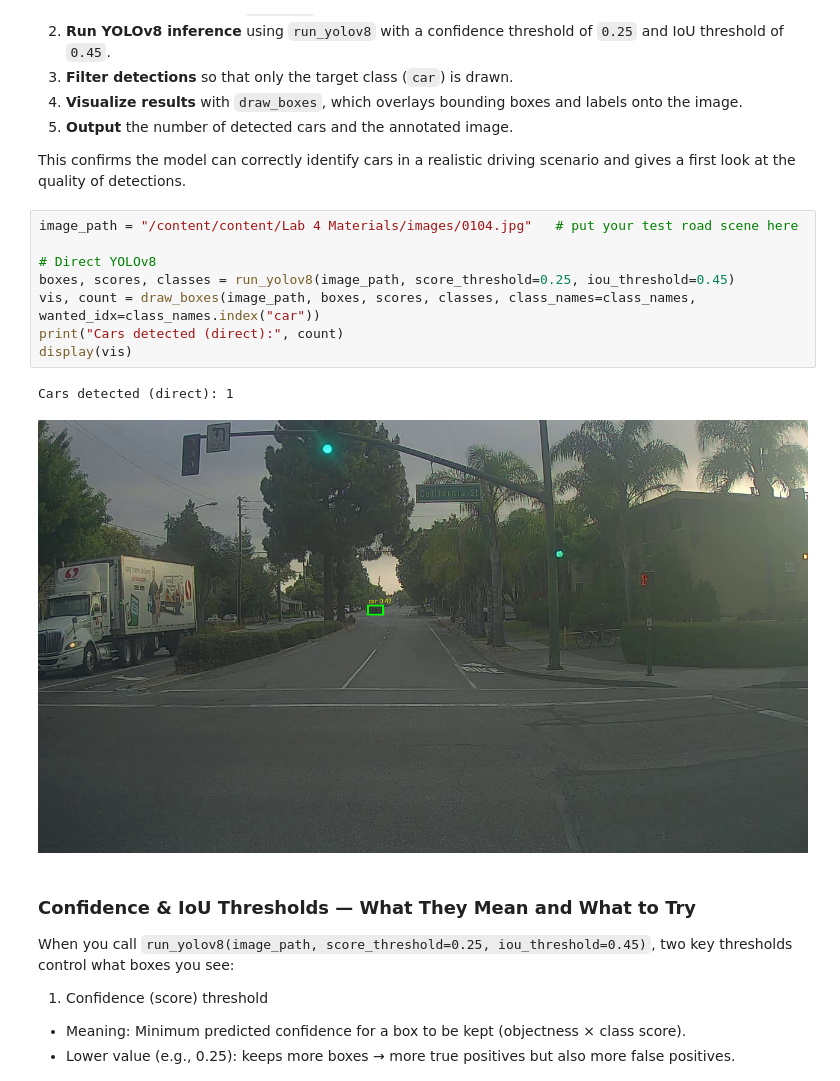
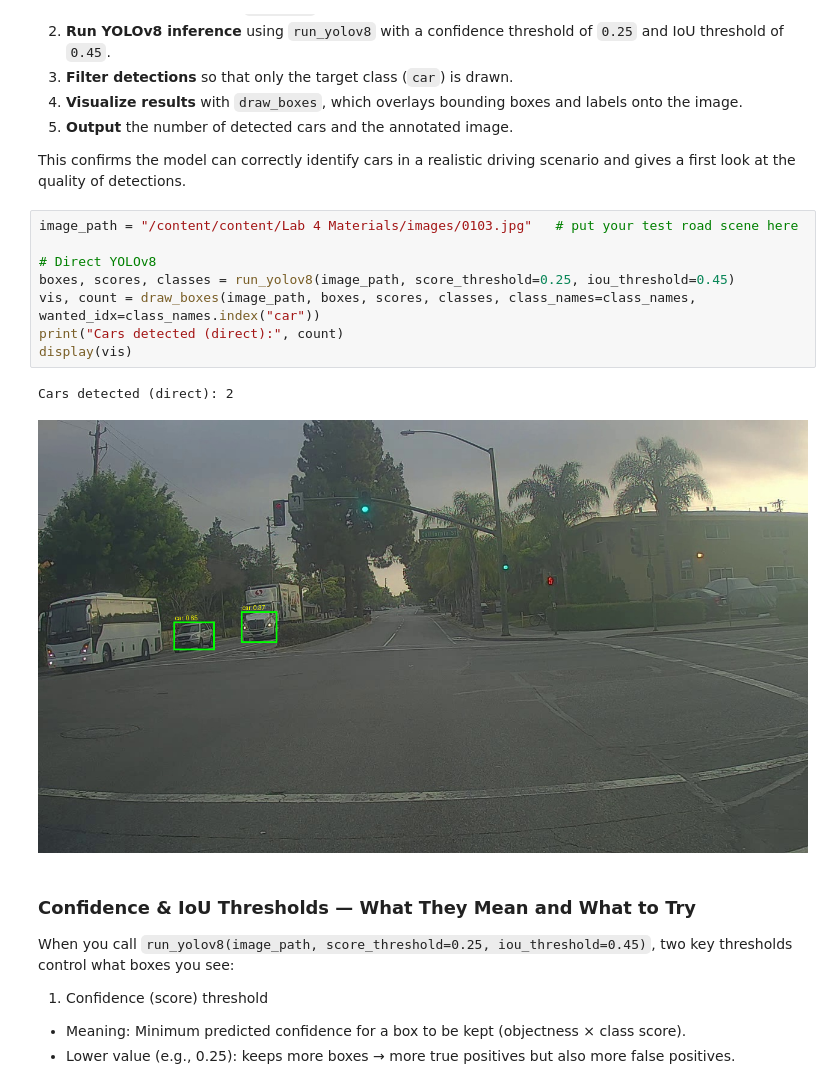
Before and after one commit to kusalyaW/SE4050-lab4, a Jupyter notebook: autonomous_driving_application_car_detection.ipynb, the cells around one changed output. Saved outputs shown, nothing was run; the diff lists cells and outputs as text.

```diff
--- a/autonomous_driving_application_car_detection.ipynb
+++ b/autonomous_driving_application_car_detection.ipynb
@@ -322,16 +322,16 @@ Process:
 
 This confirms the model can correctly identify cars in a realistic driving scenario and gives a first look at the quality of detections.
 # %%
-image_path = "/content/content/Lab 4 Materials/images/0104.jpg"   # put your test road scene here
+image_path = "/content/content/Lab 4 Materials/images/0103.jpg"   # put your test road scene here
 
 # Direct YOLOv8
 boxes, scores, classes = run_yolov8(image_path, score_threshold=0.25, iou_threshold=0.45)
 vis, count = draw_boxes(image_path, boxes, scores, classes, class_names=class_names, wanted_idx=class_names.index("car"))
 print("Cars detected (direct):", count)
 display(vis)
 # %% [output]
-Cars detected (direct): 1
+Cars detected (direct): 2
-[figure, old version]
+[figure, new version]
 # %% [markdown]
 ### Confidence & IoU Thresholds — What They Mean and What to Try
 
```
Also changed, not shown: parts of 3 cells of this notebook.
